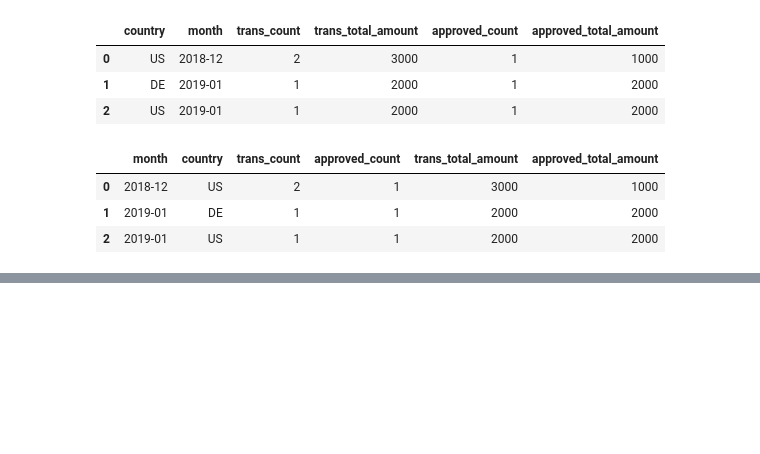
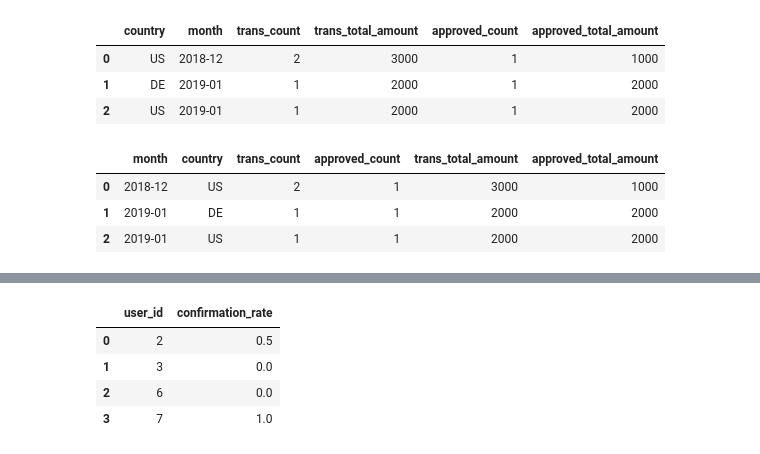
Before and after one commit to curado26/coding_elements, a Jupyter notebook: sql.ipynb, the cells around one changed output, grey strips where cells are left out. Drawn from its saved outputs; the diff is of its cells as text; code cells hidden in the pictures; blank space fills up the shorter version.

Commit message:
1934 Confirmation Rate  (database)

```diff
--- a/sql.ipynb
+++ b/sql.ipynb
@@ -343,0 +424,43 @@ sqldf('''
+# %%
+def confirmation_rate(signups: pd.DataFrame, confirmations: pd.DataFrame) -> pd.DataFrame:
+
+
+    # Create auxiliary columns to count the total number of confirmation requests
+    # and the number of successful confirmations (where action is 'confirmed')
+    confirmations['total'] = 1
+    confirmations['confirmed'] = np.where(confirmations['action'] == 'confirmed',
+    1,0)
+
+     # Merge the signups with confirmations to include users who signed up but
+     # haven't requested confirmation
+    confirmations = pd.merge(confirmations, signups[['user_id']], how = 'outer',
+    on = 'user_id')
+
+    # Aggregate the total and successful confirmation counts per user
+    result = confirmations.groupby('user_id').agg(
+        sum_total   = ('total','sum'),
+        sum_confirmed = ('confirmed','sum')
+    ).reset_index()
+
+    # Compute confirmation rate
+    result['confirmation_rate'] = result['sum_confirmed']/result['sum_total']
+
+    # Get dataframe in the desired format
+    result = result[['user_id', 'confirmation_rate']]
+
+    # Round result, as required
+    result['confirmation_rate'] =    result['confirmation_rate'].round(2)
+
+    # Fill NA values with 0 for users who signed up but did not request confirmation
+    result = result.fillna(0)
+
+    return result
+
+
+# Read mock data
+signups = pd.read_csv('data/1934_a_signups.csv')
+confirmations = pd.read_csv('data/1934_b_confirmations.csv')
+
+# Call function
+confirmation_rate(signups, confirmations)
+# %% [output]
@@ -343,0 +476,5 @@ sqldf('''
+|  | user_id | confirmation_rate |
+| 0 | 2 | 0.5 |
+| 1 | 3 | 0.0 |
+| 2 | 6 | 0.0 |
+| 3 | 7 | 1.0 |
```
Also changed, not shown: parts of 3 cells of this notebook, 2 other files.
